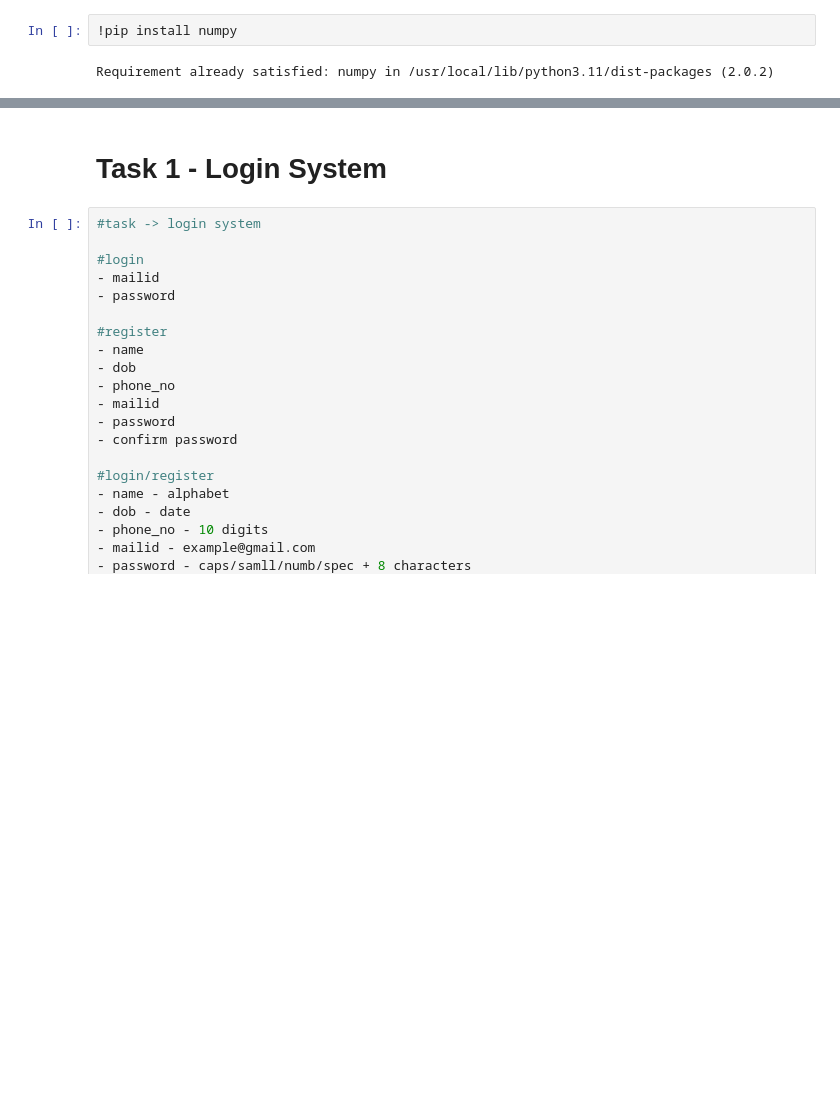
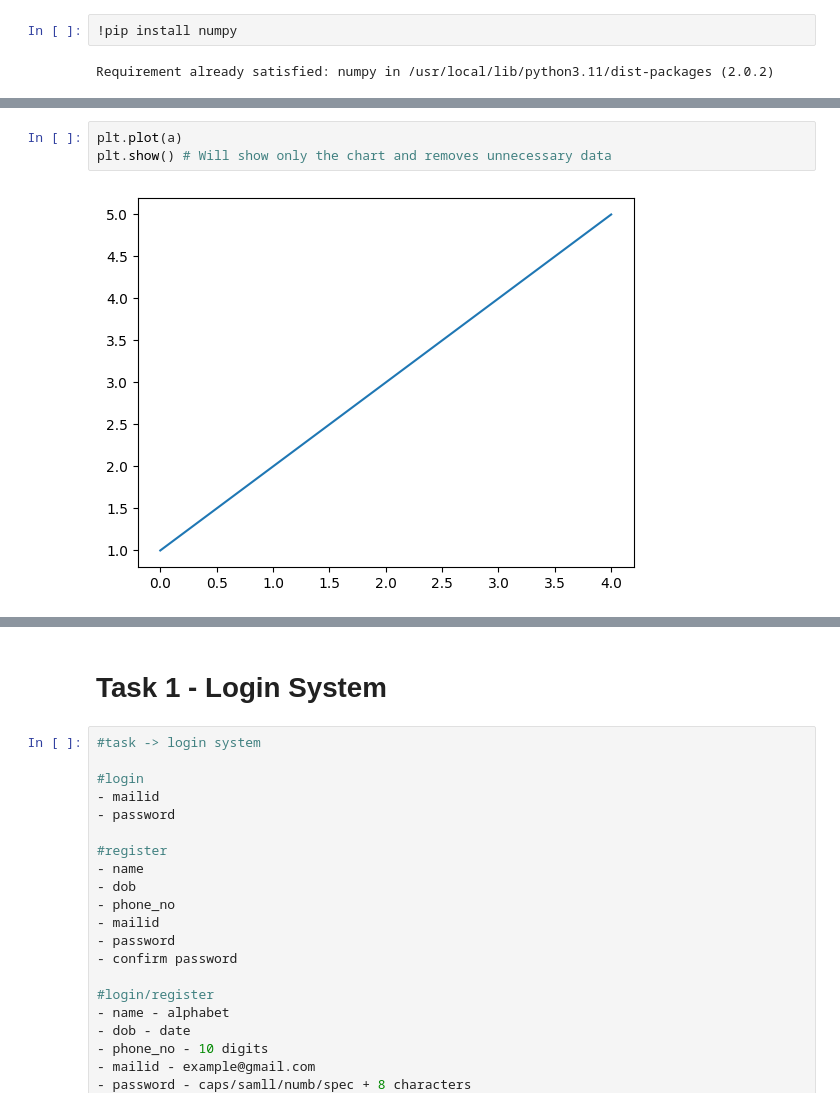
Before and after one commit to AhammedKabeer434/data_1, a Jupyter notebook: Data_Science.ipynb, the cells around one changed output, grey strips where cells are left out. Cells and saved outputs as stored; diff of their text form; blank space fills up the shorter version.

```diff
--- a/Data_Science.ipynb
+++ b/Data_Science.ipynb
@@ -2738,0 +3096,5 @@ Requirement already satisfied: numpy in /usr/local/lib/python3.11/dist-packages
+# %%
+plt.plot(a)
+plt.show() # Will show only the chart and removes unnecessary data
+# %% [output]
+[figure, added]
```
Also changed, not shown: parts of 49 cells of this notebook.
